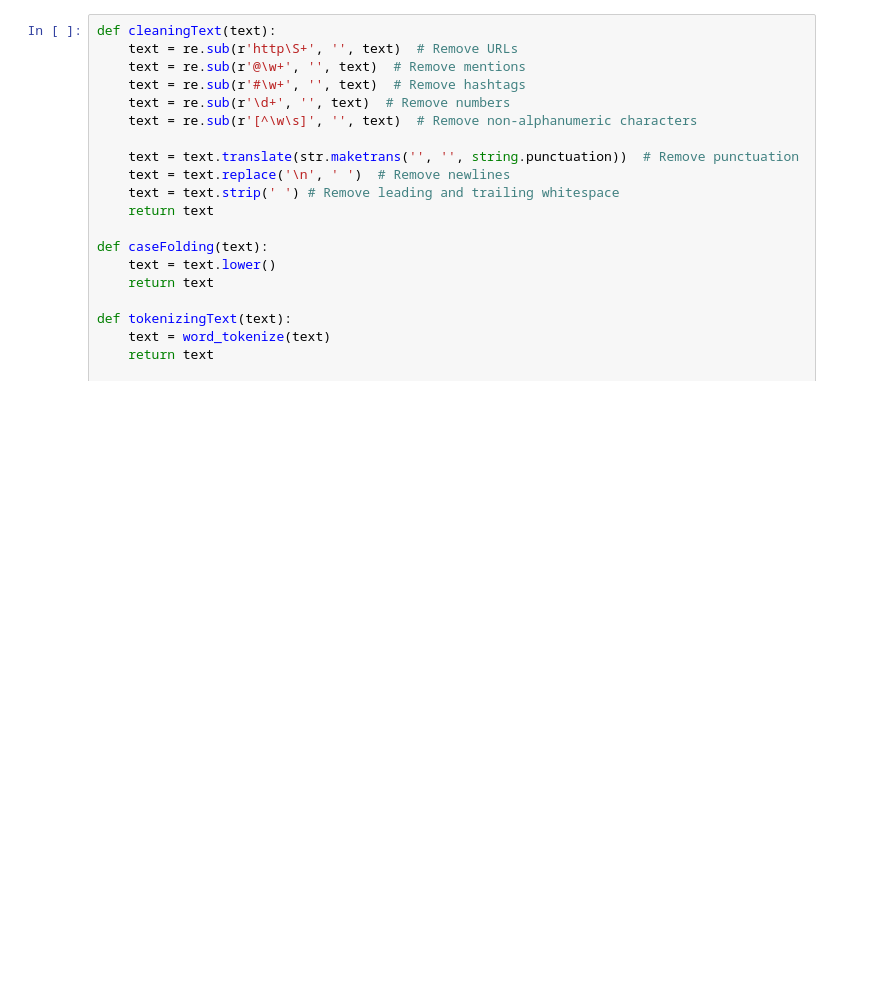
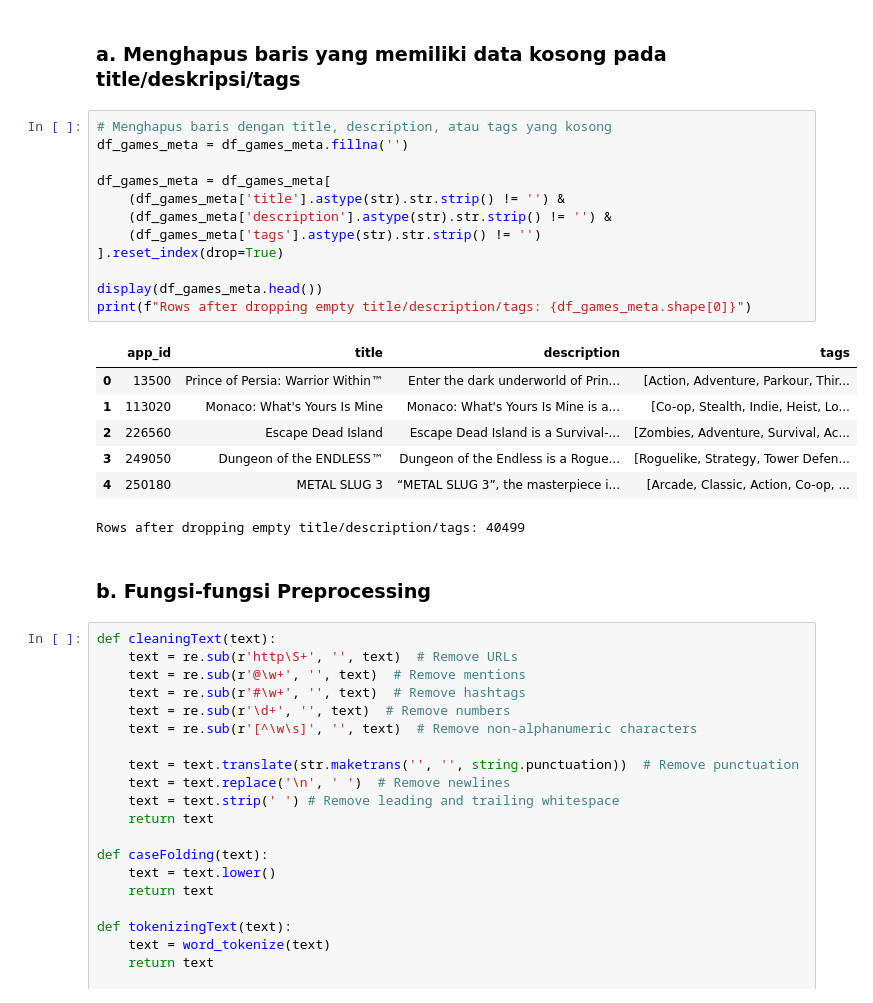
Before and after one commit to GamU-Labs/machine-learning, a Jupyter notebook: notebooks/01_EDA.ipynb, the cells around one changed output. Drawn from its saved outputs; the diff is of its cells as text; blank space fills up the shorter version.

```diff
--- a/notebooks/01_EDA.ipynb
+++ b/notebooks/01_EDA.ipynb
@@ -118,3 +159,27 @@ memory usage: 1.2+ MB
+# %% [markdown]
+### a. Menghapus baris yang memiliki data kosong pada title/deskripsi/tags
+# %%
+# Menghapus baris dengan title, description, atau tags yang kosong
+df_games_meta = df_games_meta.fillna('')
+
+df_games_meta = df_games_meta[
+    (df_games_meta['title'].astype(str).str.strip() != '') &
+    (df_games_meta['description'].astype(str).str.strip() != '') &
+    (df_games_meta['tags'].astype(str).str.strip() != '')
+].reset_index(drop=True)
+
+display(df_games_meta.head())
+print(f"Rows after dropping empty title/description/tags: {df_games_meta.shape[0]}")
+# %% [output]
+|  | app_id | title | description | tags |
+| 0 | 13500 | Prince of Persia: Warrior Within™ | Enter the dark underworld of Prin... | [Action, Adventure, Parkour, Thir... |
+| 1 | 113020 | Monaco: What's Yours Is Mine | Monaco: What's Yours Is Mine is a... | [Co-op, Stealth, Indie, Heist, Lo... |
+| 2 | 226560 | Escape Dead Island | Escape Dead Island is a Survival-... | [Zombies, Adventure, Survival, Ac... |
+| 3 | 249050 | Dungeon of the ENDLESS™ | Dungeon of the Endless is a Rogue... | [Roguelike, Strategy, Tower Defen... |
+| 4 | 250180 | METAL SLUG 3 | “METAL SLUG 3”, the masterpiece i... | [Arcade, Classic, Action, Co-op, ... |
+Rows after dropping empty title/description/tags: 40499
+# %% [markdown]
+### b. Fungsi-fungsi Preprocessing
 # %%
 def cleaningText(text):
     text = re.sub(r'http\S+', '', text)  # Remove URLs
```
Also changed, not shown: parts of 25 cells of this notebook.
